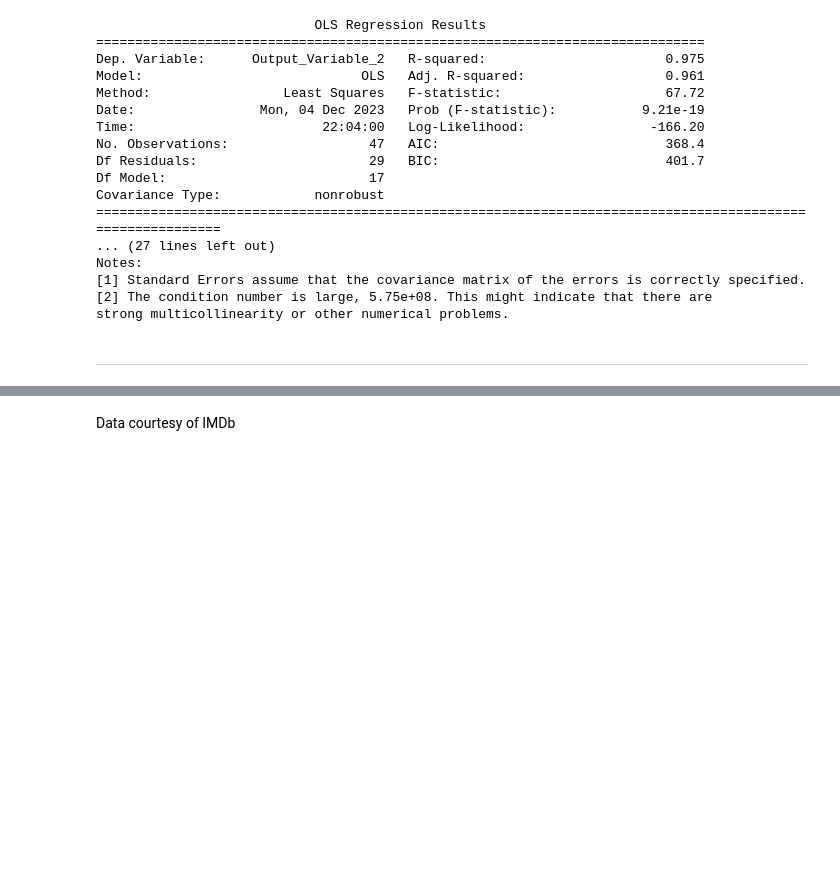
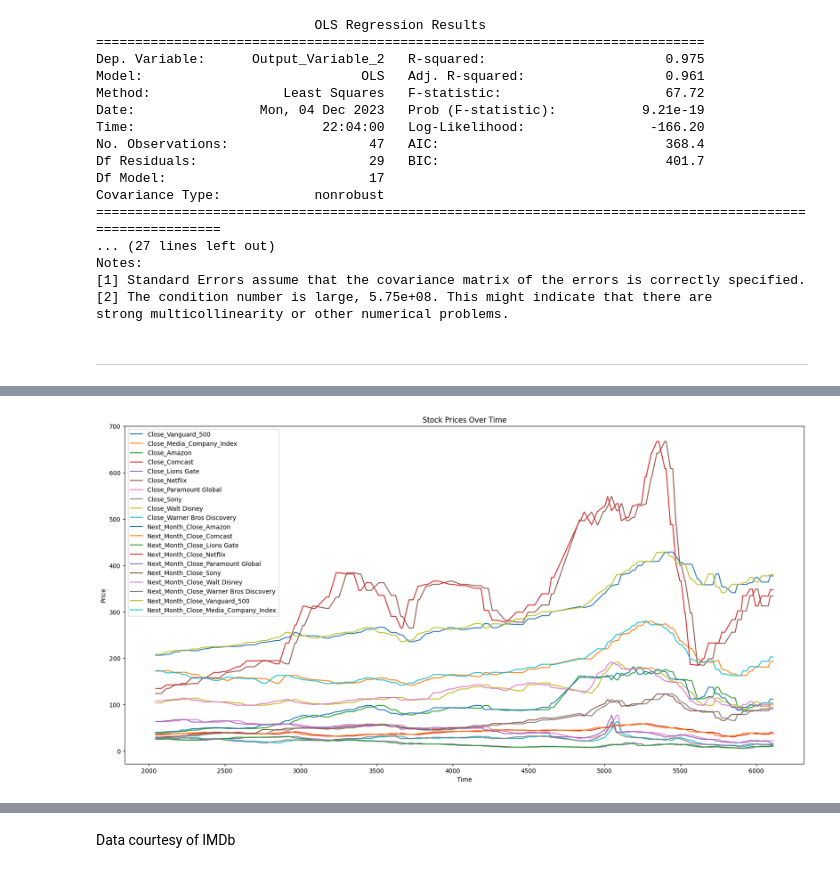
Before and after one commit to shreyashguptas/IMDbRatings-StockImpact, a Jupyter notebook: Project_dataset.ipynb, the cells around one changed output, grey strips where cells are left out. Cells and saved outputs as stored; diff of their text form; code cells hidden in the pictures; blank space fills up the shorter version.

```diff
--- a/Project_dataset.ipynb
+++ b/Project_dataset.ipynb
@@ -1246,0 +1288,22 @@ strong multicollinearity or other numerical problems.
+# %%
+import matplotlib.pyplot as plt
+
+# Plot the stocks
+project_dataset[['Close_Vanguard_500', 'Close_Media_Company_Index', 'Close_Amazon', 'Close_Comcast', 'Close_Lions Gate',
+       'Close_Netflix', 'Close_Paramount Global', 'Close_Sony',
+       'Close_Walt Disney', 'Close_Warner Bros Discovery','Next_Month_Close_Amazon', 'Next_Month_Close_Comcast',
+       'Next_Month_Close_Lions Gate', 'Next_Month_Close_Netflix',
+       'Next_Month_Close_Paramount Global', 'Next_Month_Close_Sony',
+       'Next_Month_Close_Walt Disney',
+       'Next_Month_Close_Warner Bros Discovery',
+       'Next_Month_Close_Vanguard_500', 'Next_Month_Close_Media_Company_Index']].plot(figsize=(20, 10))
+
+# Set the title and labels
+plt.title('Stock Prices Over Time')
+plt.xlabel('Time')
+plt.ylabel('Price')
+
+# Show the plot
+plt.show()
+# %% [output]
+[figure, added]
```
Also changed, not shown: parts of 7 cells of this notebook.
